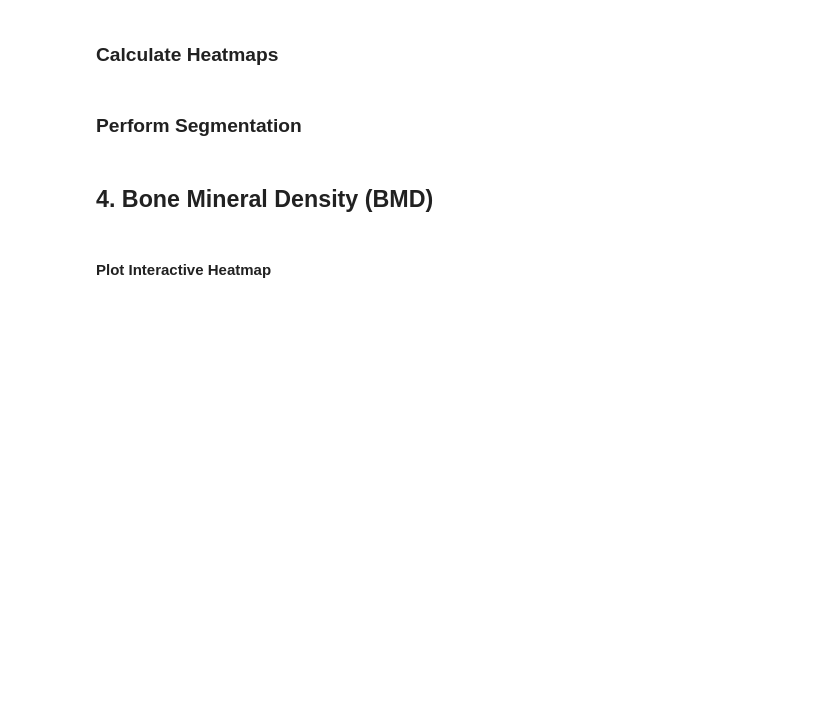
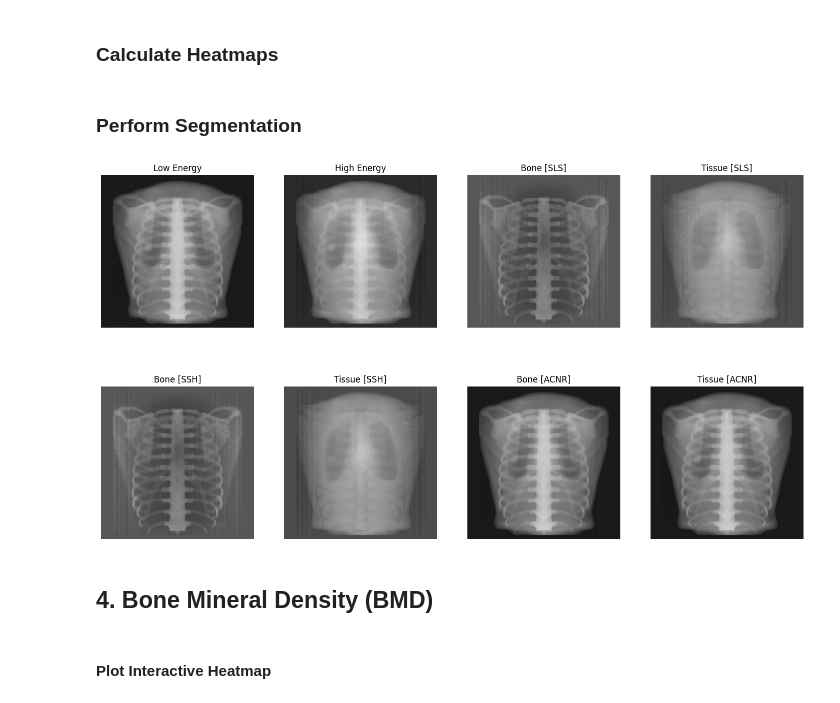
Before and after one commit to miguelcomett/G4_MedX_Repository, a Jupyter notebook: MedX/Radiography_Processing.ipynb, the cells around one changed output. Cells and saved outputs as stored; diff of their text form; code cells hidden in the pictures; blank space fills up the shorter version.

```diff
--- a/MedX/Radiography_Processing.ipynb
+++ b/MedX/Radiography_Processing.ipynb
@@ -106,18 +106,15 @@ high_energy_img, xlim, ylim = RadLib.Logaritmic_Transform(high_energy_img, size,
 # %% [markdown]
 ### Perform Segmentation
 # %%
-sg = 0; sigma1 = sg; sigma2 = sg
-wn = 1.2
-
-save_as_1 = ''; save_as_2 = ''
-save_as_3 = ''; save_as_4 = ''
-save_as_5 = ''; save_as_6 = ''
-save_as_7 = ''; save_as_8 = ''
+sigma = 0
+wn = 1
 
 save_in = ''
-save_as = [save_as_1, save_as_2, save_as_3, save_as_4, save_as_5, save_as_6, save_as_7, save_as_8]
+save_as = ['', '', '', '', '', '', '', ''] # Low Energy, High Energy, Bone [SLS], Tissue [SLS], Bone [SSH], Tissue [SSH], Bone [ACNR], Tissue [ACNR]
 
-SLS_Bone, SLS_Tissue, SSH_Bone, SSH_Tissue, ACNR_Bone, ACNR_Tissue = RadLib.IsolateTissues(low_energy_img, high_energy_img, sigma1, sigma2, wn, save_in, save_as)
+SLS_Bone, SLS_Tissue, SSH_Bone, SSH_Tissue, ACNR_Bone, ACNR_Tissue = RadLib.IsolateTissues(low_energy_img, high_energy_img, sigma, sigma, wn, save_in, save_as)
+# %% [output]
+[figure, added]
 # %% [markdown]
 ## 4. Bone Mineral Density (BMD)
 # %%
```
